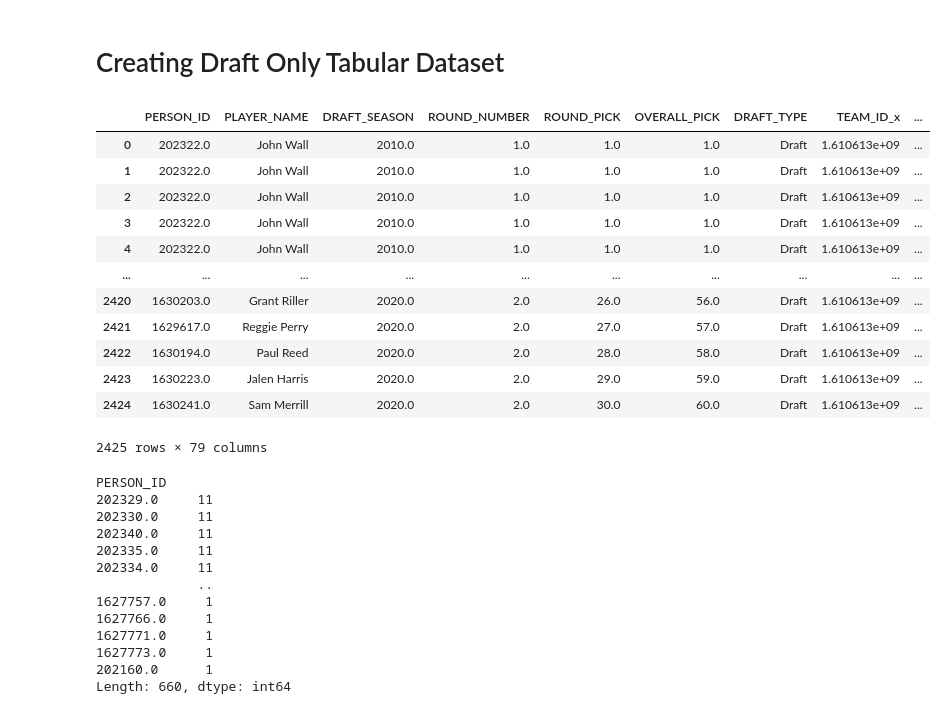
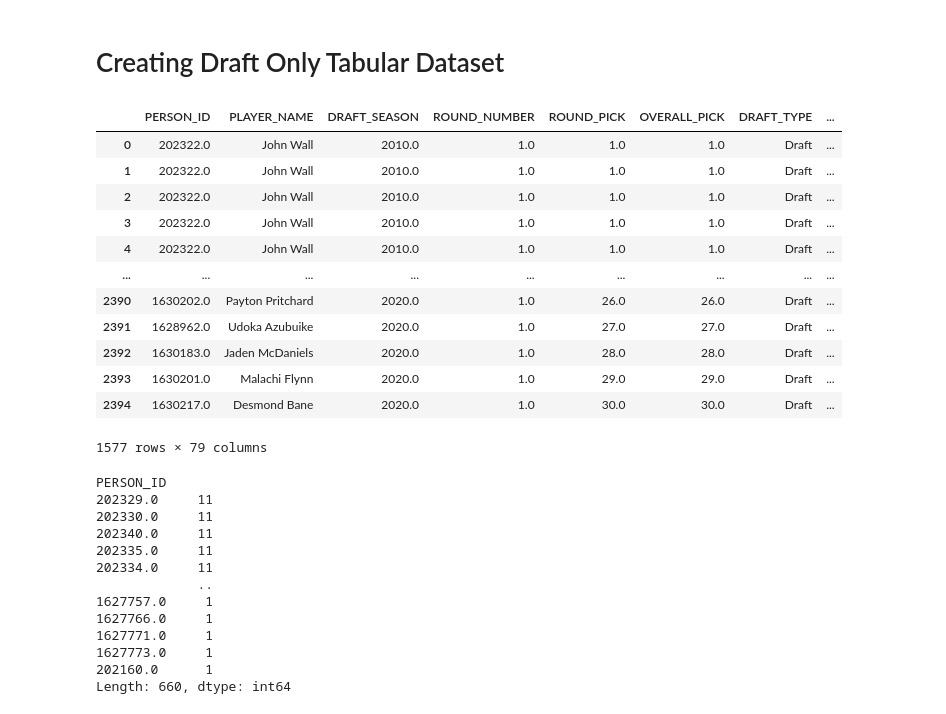
Before and after one commit to AngelCobos1/Capstone_1, a Jupyter notebook: RevisedProject_2021/NBA_Draft_Comp.ipynb, the cells around one changed output. Drawn from its saved outputs; the diff is of its cells as text; code cells hidden in the pictures.

```diff
--- a/RevisedProject_2021/NBA_Draft_Comp.ipynb
+++ b/RevisedProject_2021/NBA_Draft_Comp.ipynb
@@ -138,22 +138,22 @@ NBA_df.loc[NBA_df['DRAFT_SEASON'].isnull()]
 # %% [markdown]
 # Creating Draft Only Tabular Dataset
 # %%
-Drafted_NBA = NBA_df.dropna(axis=0, subset=['DRAFT_SEASON'])
+Drafted_NBA = NBA_df.loc[NBA_df['ROUND_NUMBER']== 1.0].dropna(axis=0, subset=['DRAFT_SEASON'])
 Drafted_NBA
 # %% [output]
-|  | PERSON_ID | PLAYER_NAME | DRAFT_SEASON | ROUND_NUMBER | ROUND_PICK | OVERALL_PICK | DRAFT_TYPE | TEAM_ID_x | ... |
-| 0 | 202322.0 | John Wall | 2010.0 | 1.0 | 1.0 | 1.0 | Draft | 1.610613e+09 | ... |
-| 1 | 202322.0 | John Wall | 2010.0 | 1.0 | 1.0 | 1.0 | Draft | 1.610613e+09 | ... |
-| 2 | 202322.0 | John Wall | 2010.0 | 1.0 | 1.0 | 1.0 | Draft | 1.610613e+09 | ... |
-| 3 | 202322.0 | John Wall | 2010.0 | 1.0 | 1.0 | 1.0 | Draft | 1.610613e+09 | ... |
-| 4 | 202322.0 | John Wall | 2010.0 | 1.0 | 1.0 | 1.0 | Draft | 1.610613e+09 | ... |
-| ... | ... | ... | ... | ... | ... | ... | ... | ... | ... |
-| 2420 | 1630203.0 | Grant Riller | 2020.0 | 2.0 | 26.0 | 56.0 | Draft | 1.610613e+09 | ... |
-| 2421 | 1629617.0 | Reggie Perry | 2020.0 | 2.0 | 27.0 | 57.0 | Draft | 1.610613e+09 | ... |
-| 2422 | 1630194.0 | Paul Reed | 2020.0 | 2.0 | 28.0 | 58.0 | Draft | 1.610613e+09 | ... |
-| 2423 | 1630223.0 | Jalen Harris | 2020.0 | 2.0 | 29.0 | 59.0 | Draft | 1.610613e+09 | ... |
-| 2424 | 1630241.0 | Sam Merrill | 2020.0 | 2.0 | 30.0 | 60.0 | Draft | 1.610613e+09 | ... |
+|  | PERSON_ID | PLAYER_NAME | DRAFT_SEASON | ROUND_NUMBER | ROUND_PICK | OVERALL_PICK | DRAFT_TYPE | ... |
+| 0 | 202322.0 | John Wall | 2010.0 | 1.0 | 1.0 | 1.0 | Draft | ... |
+| 1 | 202322.0 | John Wall | 2010.0 | 1.0 | 1.0 | 1.0 | Draft | ... |
+| 2 | 202322.0 | John Wall | 2010.0 | 1.0 | 1.0 | 1.0 | Draft | ... |
+| 3 | 202322.0 | John Wall | 2010.0 | 1.0 | 1.0 | 1.0 | Draft | ... |
+| 4 | 202322.0 | John Wall | 2010.0 | 1.0 | 1.0 | 1.0 | Draft | ... |
+| ... | ... | ... | ... | ... | ... | ... | ... | ... |
+| 2390 | 1630202.0 | Payton Pritchard | 2020.0 | 1.0 | 26.0 | 26.0 | Draft | ... |
+| 2391 | 1628962.0 | Udoka Azubuike | 2020.0 | 1.0 | 27.0 | 27.0 | Draft | ... |
+| 2392 | 1630183.0 | Jaden McDaniels | 2020.0 | 1.0 | 28.0 | 28.0 | Draft | ... |
+| 2393 | 1630201.0 | Malachi Flynn | 2020.0 | 1.0 | 29.0 | 29.0 | Draft | ... |
+| 2394 | 1630217.0 | Desmond Bane | 2020.0 | 1.0 | 30.0 | 30.0 | Draft | ... |
-2425 rows × 79 columns
+1577 rows × 79 columns
 # %%
 Drafted_NBA.value_counts('PERSON_ID')
 # %% [output]
```
Also changed, not shown: parts of 21 cells of this notebook, 6 other files.
